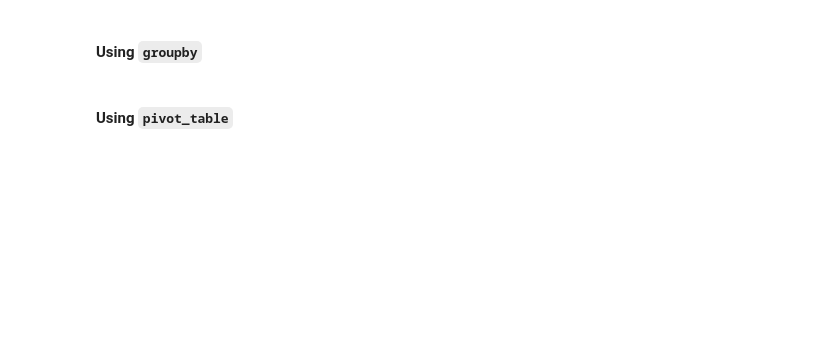
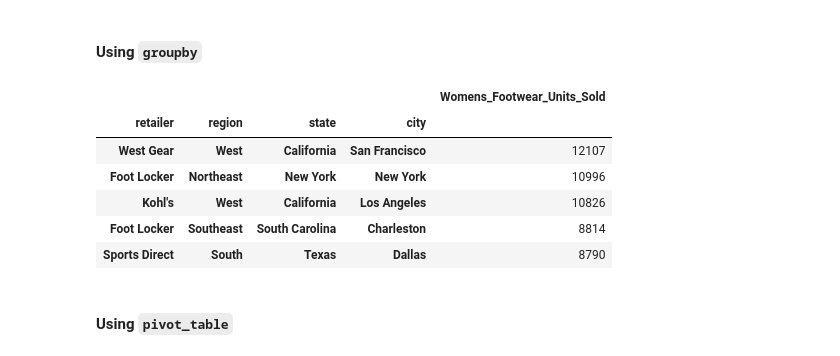
Before and after one commit to sowmyarshetty/athletic_sales_analysis, a Jupyter notebook: athletic_sales_analysis.ipynb, the cells around one changed output. Drawn from its saved outputs; the diff is of its cells as text; code cells hidden in the pictures; blank space fills up the shorter version.

```diff
--- a/athletic_sales_analysis.ipynb
+++ b/athletic_sales_analysis.ipynb
@@ -304,9 +306,19 @@ dfresalespivot.sort_values(by="Total Sales",ascending=False).head(5)
 # %%
 # Show the total number of women's athletic footwear sold for each retailer, region, state, and city.
 # Rename the "units_sold" column to "Womens_Footwear_Units_Sold"
-
+womens_df = filtered_df.groupby(by=["retailer","region","state","city"]).agg({"units_sold":"sum"})
+womens_df.rename(columns = {"units_sold":"Womens_Footwear_Units_Sold"},inplace=True)
 
 # Show the top 5 results.
+womens_df.sort_values(by="Womens_Footwear_Units_Sold",ascending=False).head(5)
+# %% [output]
+|  |  |  |  | Womens_Footwear_Units_Sold |
+| retailer | region | state | city |  |
+| West Gear | West | California | San Francisco | 12107 |
+| Foot Locker | Northeast | New York | New York | 10996 |
+| Kohl's | West | California | Los Angeles | 10826 |
+| Foot Locker | Southeast | South Carolina | Charleston | 8814 |
+| Sports Direct | South | Texas | Dallas | 8790 |
 # %% [markdown]
 #### Using `pivot_table`
 # %%
```
Also changed, not shown: parts of 7 cells of this notebook.
